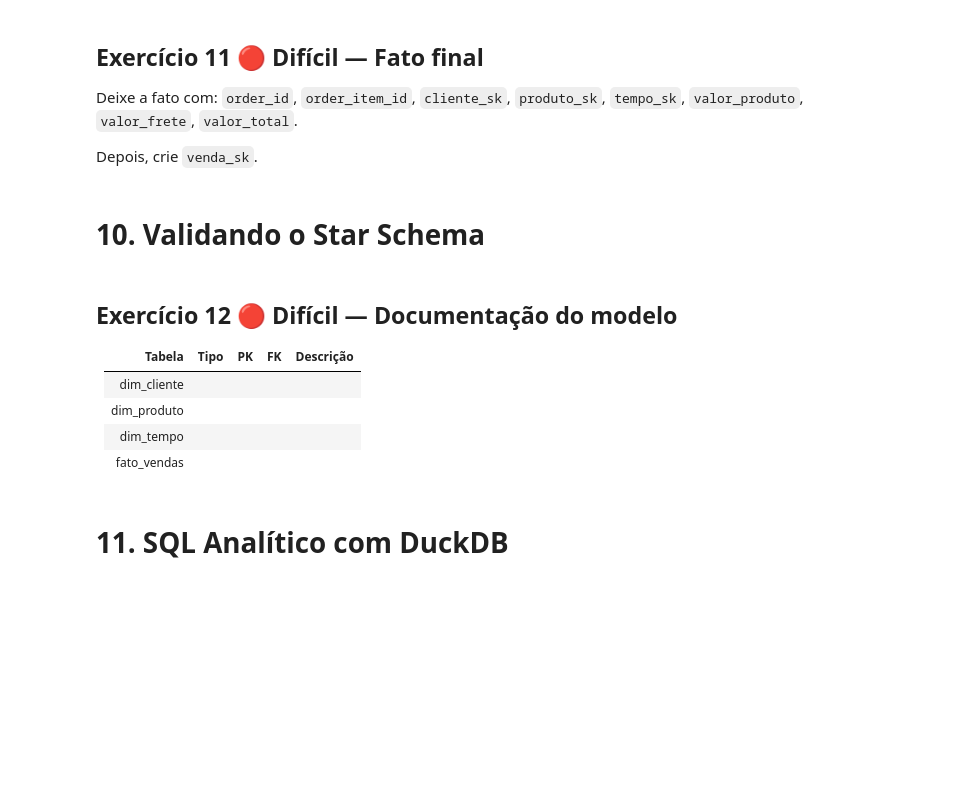
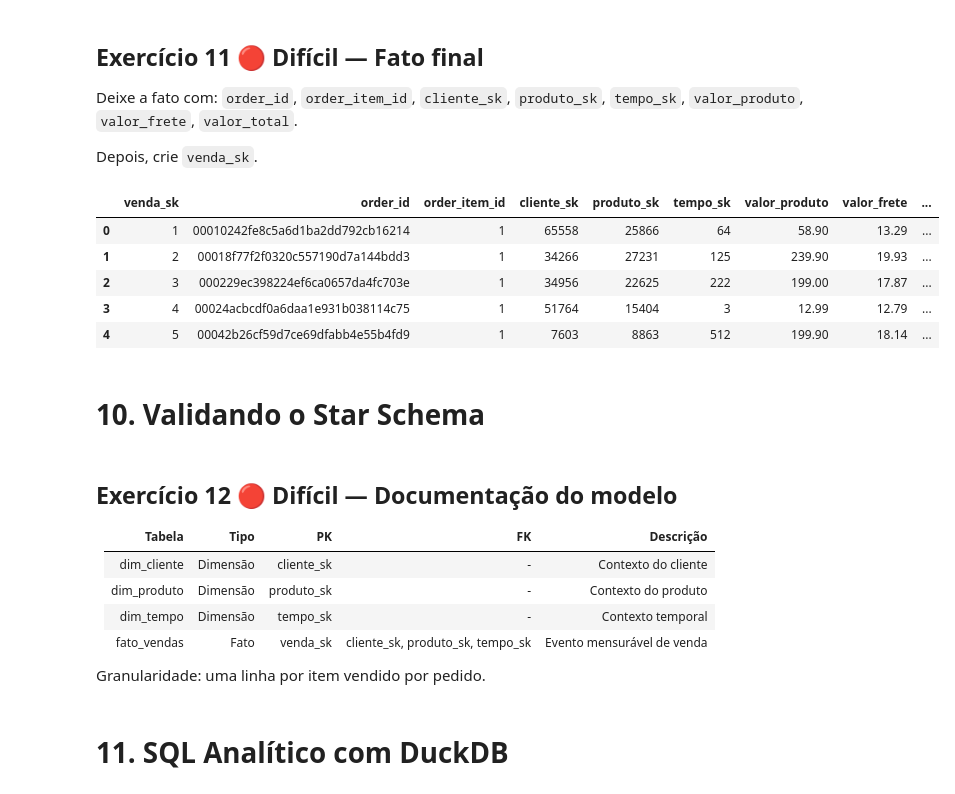
Before and after one commit to orlandovcj/Semana_9, a Jupyter notebook: Exercício/Semana8_Projeto_DW_Aluno_Completo.ipynb, the cells around one changed output. Cells and saved outputs as stored; diff of their text form; code cells hidden in the pictures; blank space fills up the shorter version.

```diff
--- a/Exercício/Semana8_Projeto_DW_Aluno_Completo.ipynb
+++ b/Exercício/Semana8_Projeto_DW_Aluno_Completo.ipynb
@@ -219,7 +389,7 @@ dim_produto.head()
 # %%
 #verifica se tem duplicidade de data e copia a tabela para criar a dimensão tempo
 
-dim_tempo = produtos_entregues[['order_purchase_timestamp']].drop_duplicates().copy()
+dim_tempo = pedidos_entregues[['order_purchase_timestamp']].drop_duplicates().copy()
 
 ### Crie as colunas necessárias para a dimensão tempo
 dim_tempo['data'] = dim_tempo['order_purchase_timestamp'].dt.date #cria a coluna data apenas com a data, sem o horário
@@ -249,6 +430,11 @@ Evento: um item vendido dentro de um pedido.
 
 Granularidade: uma linha por item vendido em um pedido.
 # %%
-fato_vendas = items[['order_id', 'order_item_id', 'product_id', 'price', 'freight_value']].copy()
-fato_vendas = fato_vendas.merge(pedidos_entregue[['order_id', 'customer_id', 'order_purchase_timestamp']], on='order_id', how='inner')
+# Cria a tabela fato_vendas a partir da tabela items, incluindo as colunas order_id, order_item_id, product_id, price e freight_value.
+fato_vendas = itens[['order_id', 'order_item_id', 'product_id', 'price', 'freight_value']].copy()
+
+# Fazer um merge com a tabela de pedidos entregues para incluir as colunas customer_id e order_purchase_timestamp, garantindo que apenas os pedidos entregues sejam incluídos na tabela fato_vendas.
+# on='order_id' garante que o merge seja feito com base na coluna order_id,
+# how='inner' garante que apenas os pedidos entregues sejam incluídos na tabela fato_vendas, pois o merge só manterá as linhas que tiverem correspondência em ambas as tabelas.
+fato_vendas = fato_vendas.merge(pedidos_entregues[['order_id', 'customer_id', 'order_purchase_timestamp']], on='order_id', how='inner')
 fato_vendas.head()
@@ -257,4 +450,15 @@ fato_vendas.head()
 
 Complete a construção da `fato_vendas` trazendo `cliente_sk`, `produto_sk` e `tempo_sk`.
 # %%
-# SUA RESPOSTA AQUI
+# A criação da tabela fato_vendas envolve a junção de várias tabelas para incluir as chaves estrangeiras
+# das dimensões cliente, produto e tempo.
+#
+# faz um merge com a dimensão cliente para incluir a coluna cliente_sk na tabela fato_vendas, usando a coluna customer_id como chave de junção
+fato_vendas = fato_vendas.merge(dim_cliente[['cliente_sk', 'customer_id']], on='customer_id', how='left')
+# Faz um merge com a dimensão produto para incluir a coluna produto_sk na tabela fato_vendas, usando a coluna product_id como chave de junção
+fato_vendas = fato_vendas.merge(dim_produto[['produto_sk', 'product_id']], on='product_id', how='left')
+# A coluna data é criada a partir da coluna order_purchase_timestamp, extraindo apenas a parte da data (sem o horário) para facilitar o merge com a dimensão tempo.
+fato_vendas['data'] = fato_vendas['order_purchase_timestamp'].dt.date
+# Faz um merge com a dimensão tempo para incluir a coluna tempo_sk na tabela fato_vendas, usando a coluna data como chave de junção
+fato_vendas = fato_vendas.merge(dim_tempo[['tempo_sk', 'data']], on='data', how='left')
+fato_vendas.head()
@@ -263,4 +474,9 @@ Complete a construção da `fato_vendas` trazendo `cliente_sk`, `produto_sk` e `
 
 Crie `valor_produto`, `valor_frete` e `valor_total`.
 # %%
-# SUA RESPOSTA AQUI
+# Adiciona colunas para os valores na tabela fato_vendas, calculando o valor total como a soma do valor do produto e do valor do frete.
+fato_vendas['valor_produto'] = fato_vendas['price']
+fato_vendas['valor_frete'] = fato_vendas['freight_value']
+fato_vendas['valor_total'] = fato_vendas['valor_produto'] + fato_vendas['valor_frete']
+
+fato_vendas.head()
@@ -271,18 +494,35 @@ Deixe a fato com: `order_id`, `order_item_id`, `cliente_sk`, `produto_sk`, `temp
 
 Depois, crie `venda_sk`.
 # %%
-# SUA RESPOSTA AQUI
+# Cria o dataframe fato_vendas_final com as colunas necessárias para a tabela fato.
+fato_vendas_final = fato_vendas[['order_id','order_item_id','cliente_sk','produto_sk','tempo_sk','valor_produto','valor_frete','valor_total']].copy()
+fato_vendas_final = fato_vendas_final.reset_index(drop=True)
+# Adiciona a coluna venda_sk como chave primária da tabela fato_vendas_final, garantindo que cada venda tenha um identificador único.
+fato_vendas_final['venda_sk'] = fato_vendas_final.index + 1
+# Reordena as colunas para colocar venda_sk no início.
+fato_vendas_final = fato_vendas_final[['venda_sk','order_id','order_item_id','cliente_sk','produto_sk','tempo_sk','valor_produto','valor_frete','valor_total']]
+fato_vendas_final.head()
+# %% [output]
+|  | venda_sk | order_id | order_item_id | cliente_sk | produto_sk | tempo_sk | valor_produto | valor_frete | ... |
+| 0 | 1 | 00010242fe8c5a6d1ba2dd792cb16214 | 1 | 65558 | 25866 | 64 | 58.90 | 13.29 | ... |
+| 1 | 2 | 00018f77f2f0320c557190d7a144bdd3 | 1 | 34266 | 27231 | 125 | 239.90 | 19.93 | ... |
+| 2 | 3 | 000229ec398224ef6ca0657da4fc703e | 1 | 34956 | 22625 | 222 | 199.00 | 17.87 | ... |
+| 3 | 4 | 00024acbcdf0a6daa1e931b038114c75 | 1 | 51764 | 15404 | 3 | 12.99 | 12.79 | ... |
+| 4 | 5 | 00042b26cf59d7ce69dfabb4e55b4fd9 | 1 | 7603 | 8863 | 512 | 199.90 | 18.14 | ... |
 # %% [markdown]
 # 10. Validando o Star Schema
 # %% [markdown]
 ## Exercício 12 🔴 Difícil — Documentação do modelo
 
+
 | Tabela | Tipo | PK | FK | Descrição |
 |---|---|---|---|---|
-| dim_cliente |  |  |  |  |
-| dim_produto |  |  |  |  |
-| dim_tempo |  |  |  |  |
-| fato_vendas |  |  |  |  |
+| dim_cliente | Dimensão | cliente_sk | - | Contexto do cliente |
+| dim_produto | Dimensão | produto_sk | - | Contexto do produto |
+| dim_tempo | Dimensão | tempo_sk | - | Contexto temporal |
+| fato_vendas | Fato | venda_sk | cliente_sk, produto_sk, tempo_sk | Evento mensurável de venda |
+
+Granularidade: uma linha por item vendido por pedido.
 # %% [markdown]
 # 11. SQL Analítico com DuckDB
 # %%
```
Also changed, not shown: parts of 18 cells of this notebook, 1 other file.
